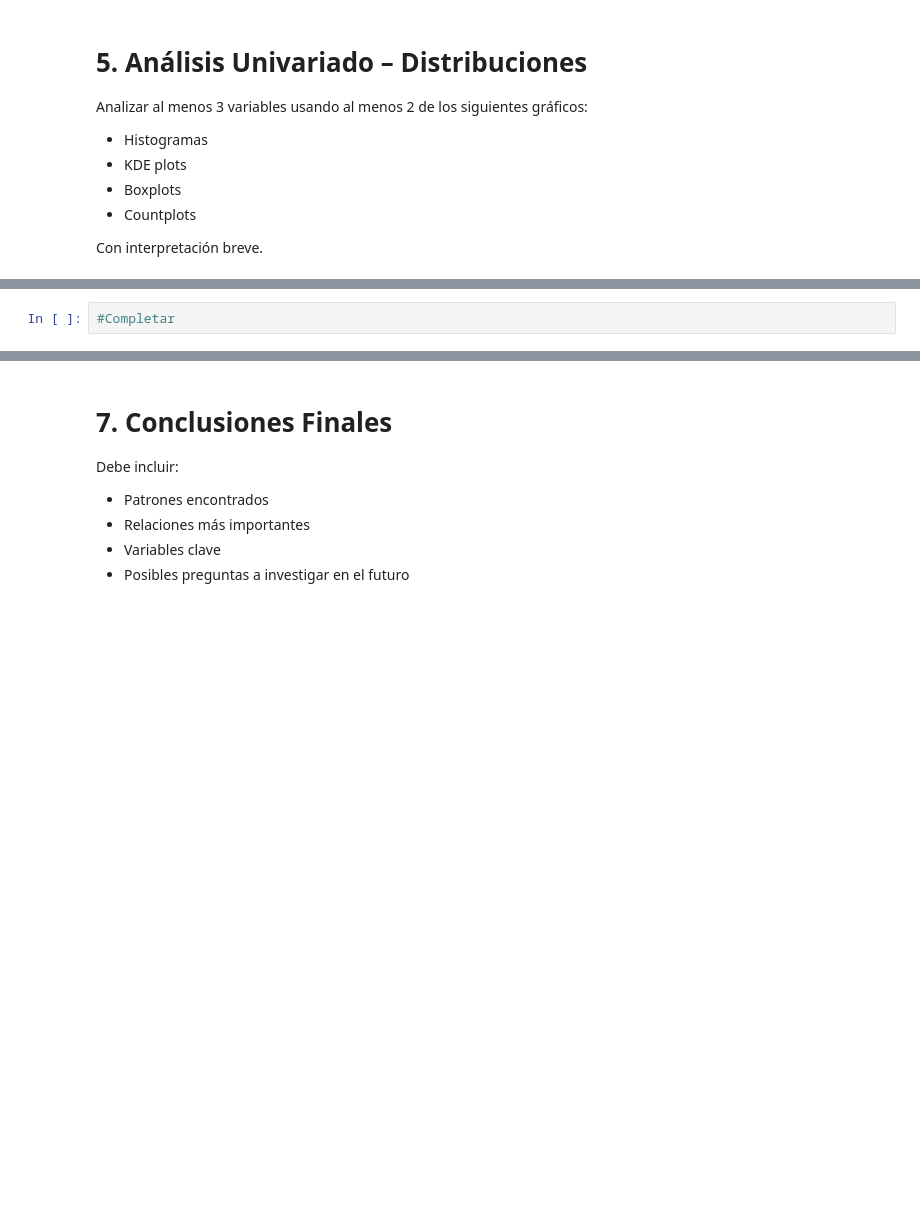
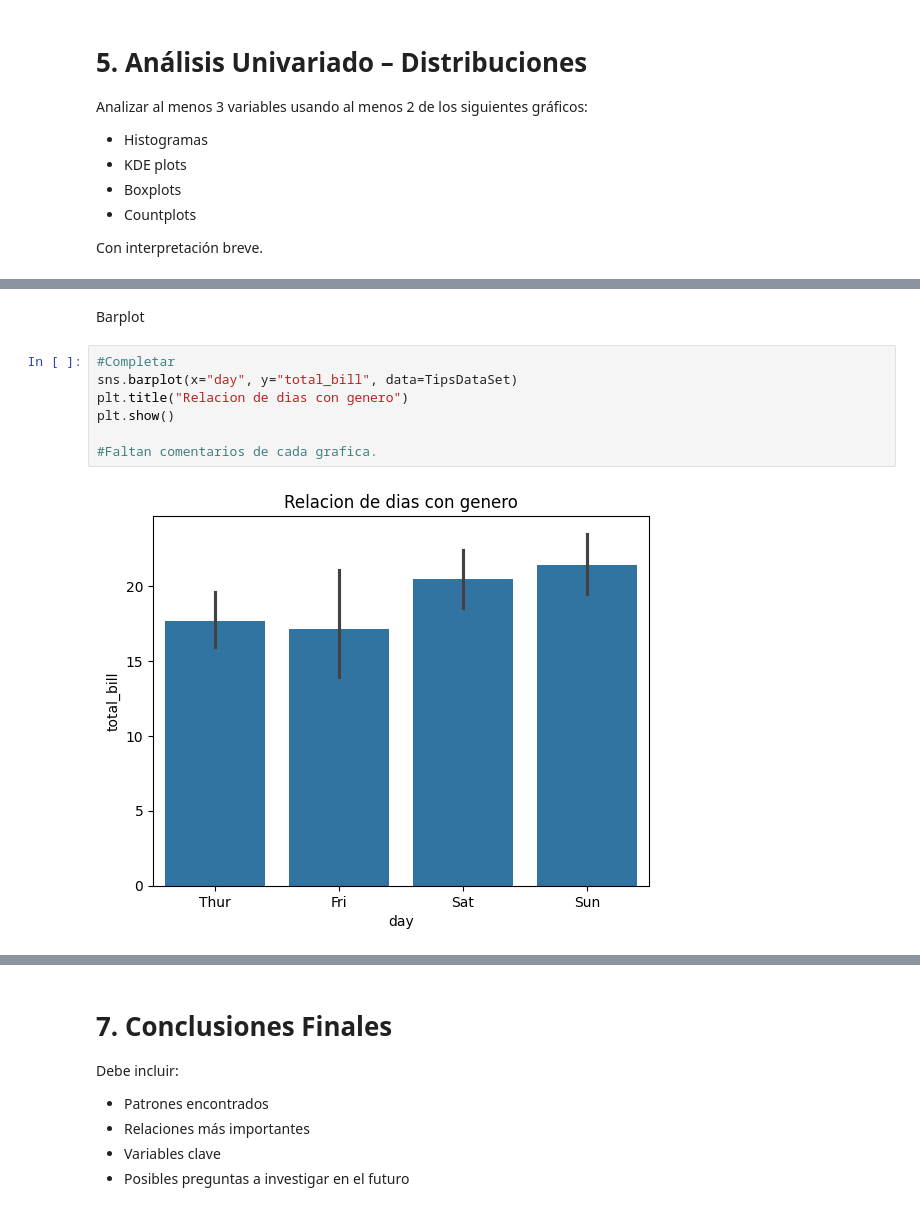
Before and after one commit to JoanM19/Proyecto-final-Electiva, a Jupyter notebook: Proyecto final Electiva.ipynb, the cells around one changed output, grey strips where cells are left out. Drawn from its saved outputs; the diff is of its cells as text; blank space fills up the shorter version.

```diff
--- a/Proyecto final Electiva.ipynb
+++ b/Proyecto final Electiva.ipynb
@@ -129,5 +144,14 @@ Al menos 3 relaciones usando al menos 3 de los siguientes gráficos:
 - Heatmap de correlaciones (si aplica)
 
 Cada gráfica debe incluir explicación.
+# %% [markdown]
+Barplot
 # %%
 #Completar
+sns.barplot(x="day", y="total_bill", data=TipsDataSet)
+plt.title("Relacion de dias con genero")
+plt.show()
+
+#Faltan comentarios de cada grafica.
+# %% [output]
+[figure, added]
```
Also changed, not shown: parts of 8 cells of this notebook.
